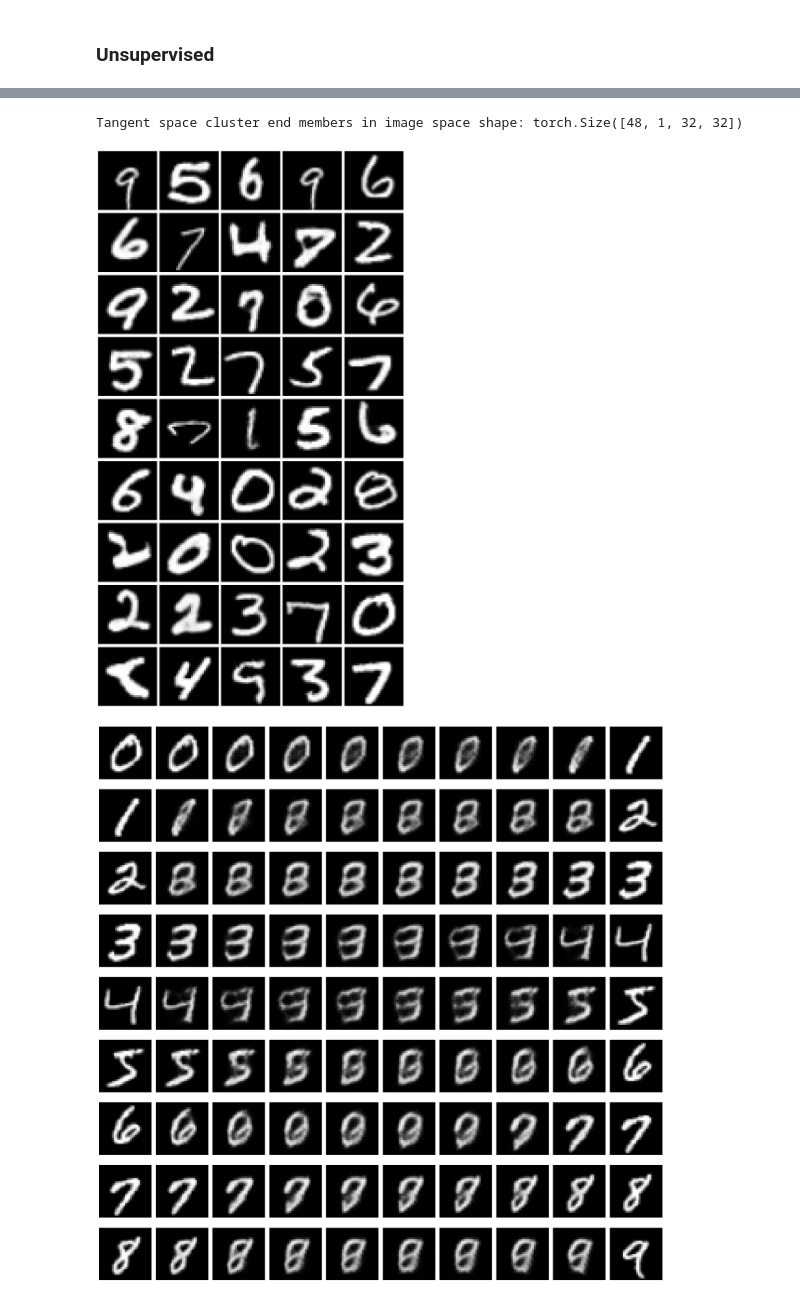
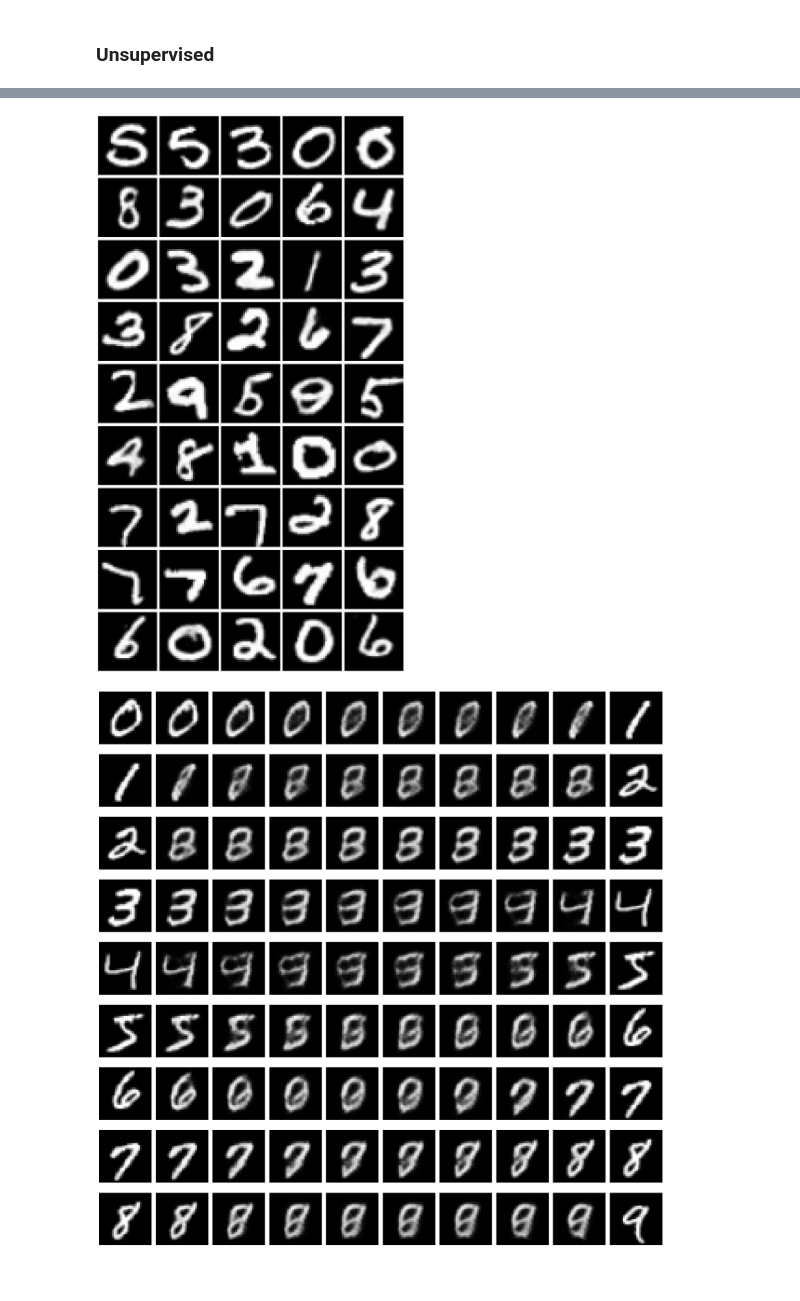
Before and after one commit to wdiepeveen/Riemannian-Archetypal-Analysis, a Jupyter notebook: mnist_multi_ellipsoid_starflow.ipynb, the cells around one changed output, grey strips where cells are left out. Saved outputs shown, nothing was run; the diff lists cells and outputs as text; code cells hidden in the pictures.

```diff
--- a/mnist_multi_ellipsoid_starflow.ipynb
+++ b/mnist_multi_ellipsoid_starflow.ipynb
@@ -455,42 +458,42 @@ diffeo_supervised = ImageCompositionDiffeomorphism([phi, psi_supervised, Concave
 # %%
 # construct pullback manifold
-starflow_supervised_manifold = StandardPullbackImageEuclidean(diffeo_supervised)
-iso_starflow_supervised_manifold = l2IsometrizedImageEuclidean(starflow_supervised_manifold, num_intervals=20)
+Omega_supervised_manifold = StandardPullbackImageEuclidean(Omega_supervised)
+iso_Omega_supervised_manifold = l2IsometrizedImageEuclidean(Omega_supervised_manifold, num_intervals=20)
 # %%
 # compute geodesics between all pairs of points
 steps = 10
 t = torch.linspace(0, 1, steps=steps)
 with torch.no_grad():
-    starflow_supervised_geodesics = starflow_supervised_manifold.geodesic(data_clusters[None].to(device), data_clusters[None].to(device), t.to(device))[0].cpu()
+    Omega_supervised_geodesics = Omega_supervised_manifold.geodesic(data_clusters[None].to(device), data_clusters[None].to(device), t.to(device))[0].cpu()
 
 # plot geodesics
 fig, axes = plt.subplots(9, steps, figsize=(int(steps / 10 * 20), 20))
 axes = axes.flatten()
 for i in range(10-1):
     for k in range(steps):
-        axes[i*steps + k].imshow(starflow_supervised_geodesics[i, i+1, k, 0], cmap='gray', vmin=data.min(), vmax=data.max())
+        axes[i*steps + k].imshow(Omega_supervised_geodesics[i, i+1, k, 0], cmap='gray', vmin=data.min(), vmax=data.max())
         axes[i*steps + k].axis('off')
 
 plt.tight_layout()
-plt.savefig(os.path.join(results_folder,"geodesics_starflow_supervised.png"))
+plt.savefig(os.path.join(results_folder,"geodesics_Omega_supervised.png"))
 plt.show()
 # %% [output]
 [figure]
 # %%
 # compute iso geodesics between all pairs of points
 with torch.no_grad():
-    iso_starflow_supervised_geodesics = iso_starflow_supervised_manifold.geodesic(data_clusters[None].to(device), data_clusters[None].to(device), t.to(device))[0].cpu()
+    iso_Omega_supervised_geodesics = iso_Omega_supervised_manifold.geodesic(data_clusters[None].to(device), data_clusters[None].to(device), t.to(device))[0].cpu()
 
 # plot iso-geodesics
 fig, axes = plt.subplots(9, steps, figsize=(int(steps / 10 * 20), 20))
 axes = axes.flatten()
 for i in range(10-1):
     for k in range(steps):
-        axes[i*steps + k].imshow(iso_starflow_supervised_geodesics[i, i+1, k, 0], cmap='gray', vmin=data.min(), vmax=data.max())
+        axes[i*steps + k].imshow(iso_Omega_supervised_geodesics[i, i+1, k, 0], cmap='gray', vmin=data.min(), vmax=data.max())
         axes[i*steps + k].axis('off')
 
 plt.tight_layout()
-plt.savefig(os.path.join(results_folder,"geodesics_starflow_iso_supervised.png"))
+plt.savefig(os.path.join(results_folder,"geodesics_Omega_supervised_iso.png"))
 plt.show()
 # %% [output]
 [figure]
@@ -498,8 +501,8 @@ plt.show()
 ### Unsupervised ###
 # %%
 # archetypal analysis clustering on the logs
-N = logs_data_train.shape[0]
+N = phi_logs_data_train.shape[0]
 AA_solver = ArchetypalAnalysisSolver(H*W, N)
 
-AA_solver.fit(logs_data_train.reshape(N, -1).T, r=starflow_cfg["n_clusters"], N_max=1000)
+AA_solver.fit(phi_logs_data_train.reshape(N, -1).T, r=starflow_cfg["n_clusters"], N_max=2000, max_iter=1000)
 # %% [output]
@@ -534,20 +537,19 @@ plt.show()
 # %%
 # plot cluster centers in image space by applying inverse of phi to cluster centers in phi space
 tangent_image_cluster_end_members_unsupervised = AA_solver.V.T.reshape(-1, 1, H, W)[unsupervised_trainer.labels]
 with torch.no_grad():
-    image_cluster_end_members_unsupervised = nflow_manifold.exp(barycentre, tangent_image_cluster_end_members_unsupervised[None].to(device)).cpu()[0]
+    image_cluster_end_members_unsupervised = phi_manifold.exp(phi_barycentre, tangent_image_cluster_end_members_unsupervised[None].to(device)).cpu()[0]
 
 fig, axes = plt.subplots(num_vertical, num_horizontal, figsize=(3 * num_horizontal, 3 * num_vertical))
 axes = axes.flatten()
 for i in range(num_horizontal * num_vertical):
     axes[i].imshow(image_cluster_end_members_unsupervised[i].squeeze(), cmap='gray', vmin=data.min(), vmax=data.max())
     axes[i].axis('off')
 plt.tight_layout()
-plt.savefig(os.path.join(results_folder,"end_members_nflow_unsupervised.png"))
+plt.savefig(os.path.join(results_folder,"end_members_phi_unsupervised.png"))
 plt.show()
 # %% [output]
-Tangent space cluster end members in image space shape: torch.Size([48, 1, 32, 32])
-[figure, old version]
+[figure, new version]
 # %%
 star_unsupervised = unsupervised_trainer.star
 
```
Also changed, not shown: parts of 17 cells of this notebook, 16 other files.
